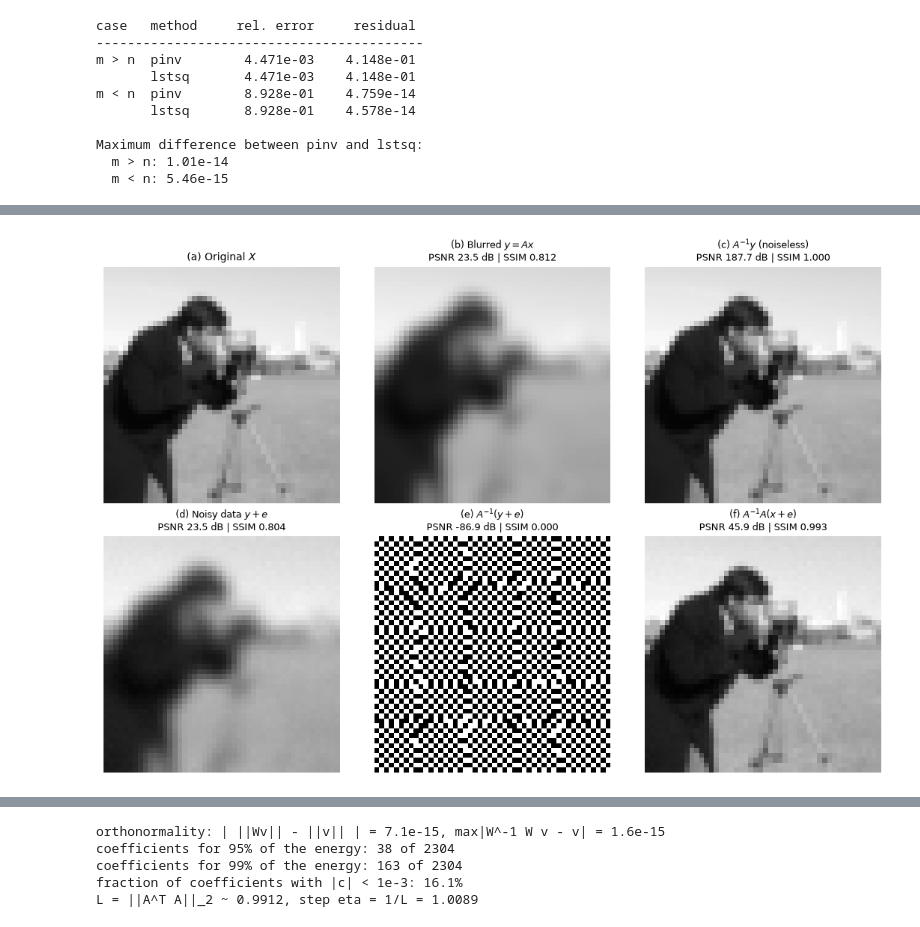
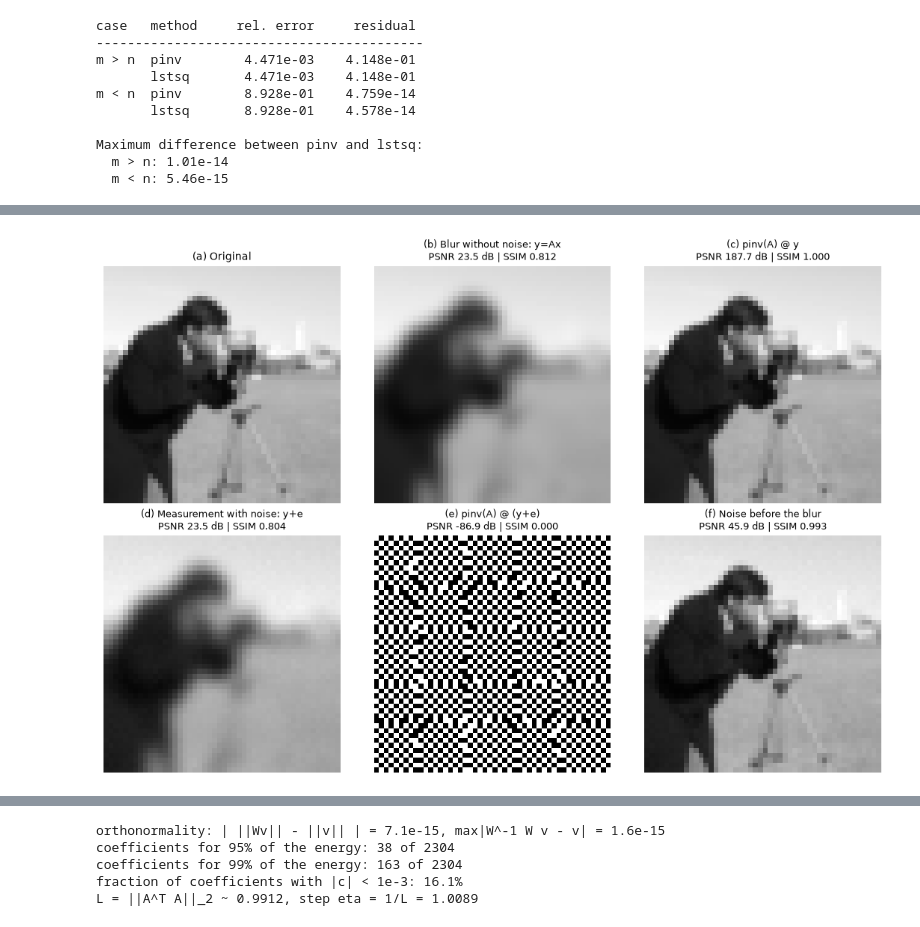
Before and after one commit to jorge-gch/Trial-Period-HDSP-group, a Jupyter notebook: optimization-inverse-problems/lab2.ipynb, the cells around one changed output, grey strips where cells are left out. Cells and saved outputs as stored; diff of their text form; code cells hidden in the pictures.

```diff
--- a/optimization-inverse-problems/lab2.ipynb
+++ b/optimization-inverse-problems/lab2.ipynb
@@ -325,18 +324,18 @@ from skimage import data, transform
 from skimage.metrics import peak_signal_noise_ratio as psnr
 from skimage.metrics import structural_similarity as ssim
 
-# Preparar la imagen: escala de grises, tamaño pequeño e intensidades entre 0 y 1.
+# Prepare the image: grayscale, small size and intensities between 0 and 1.
 X = data.camera().astype(float) / 255.0
 X = transform.resize(X, (48, 48), anti_aliasing=True)
 X = X / X.max()
 
-h, w = X.shape           # alto y ancho de la imagen
-N = h * w                # cantidad total de píxeles
-print(f"Imagen: {h}x{w} = {N} píxeles; rango [{X.min():.2f}, {X.max():.2f}]")
+h, w = X.shape           # image height and width
+N = h * w                # total number of pixels
+print(f"Image: {h}x{w} = {N} pixels; range [{X.min():.2f}, {X.max():.2f}]")
 
 
 def gaussian_kernel(size=9, sigma=1.5):
-    """Crear un kernel Gaussiano normalizado (los pesos suman 1)."""
+    """Create a normalized Gaussian kernel (the weights sum to 1)."""
     radius = size // 2
     coords = np.arange(-radius, radius + 1)
     xx, yy = np.meshgrid(coords, coords)
@@ -348,18 +347,18 @@ K = gaussian_kernel(size=9, sigma=1.5)
 
 
 def blur_image(image):
-    """Aplicar el blur sin cambiar el tamaño de la imagen."""
+    """Apply the blur without changing the image size."""
     return convolve2d(image, K, mode="same", boundary="symm")
 
 
-# Construir A: cada columna es el blur de una imagen con un solo píxel encendido.
+# Build A: each column is the blur of an image with a single pixel turned on.
 A = np.empty((N, N))
 for pixel_index in range(N):
     impulse = np.zeros((h, w))
     impulse.flat[pixel_index] = 1.0
     A[:, pixel_index] = blur_image(impulse).ravel()
 
-print(f"Forma de A: {A.shape}; número de entradas: {A.size:,}")
-print(f"Error de simetría max|A-A.T|: {np.abs(A - A.T).max():.2e}")
-print(f"Suma de los pesos del kernel: {K.sum():.6f}")
+print(f"Shape of A: {A.shape}; number of entries: {A.size:,}")
+print(f"Symmetry error max|A-A.T|: {np.abs(A - A.T).max():.2e}")
+print(f"Sum of the kernel weights: {K.sum():.6f}")
 # %% [output]
@@ -453,31 +454,31 @@ pinv(A(x+e))                    45.94   0.993
 # %%
-# Preparar los seis paneles de la comparación.
+# Prepare the six comparison panels.
 panels = [
     ("(a) Original", X, None),
-    ("(b) Blur sin ruido: y=Ax", y.reshape(h, w), y),
+    ("(b) Blur without noise: y=Ax", y.reshape(h, w), y),
     ("(c) pinv(A) @ y", x_recovered_clean.reshape(h, w), x_recovered_clean),
-    ("(d) Medición con ruido: y+e", y_noisy.reshape(h, w), y_noisy),
+    ("(d) Measurement with noise: y+e", y_noisy.reshape(h, w), y_noisy),
     ("(e) pinv(A) @ (y+e)", x_recovered_noisy.reshape(h, w), x_recovered_noisy),
-    ("(f) Ruido antes del blur", x_recovered_before_blur.reshape(h, w),
+    ("(f) Noise before the blur", x_recovered_before_blur.reshape(h, w),
      x_recovered_before_blur),
 ]
 
 fig, axes = plt.subplots(2, 3, figsize=(11, 7.4))
 for ax, (title, image, vector) in zip(axes.ravel(), panels):
-    # El recorte solo afecta la visualización; no modifica los cálculos ni las métricas.
+    # Clipping only affects the visualization; it does not modify the computations or the metrics.
     ax.imshow(np.clip(image, 0, 1), cmap="gray", vmin=0, vmax=1)
     if vector is None:
         ax.set_title(title, fontsize=10)
     else:
         image_vector = vector.reshape(h, w)
         score_psnr = psnr(X, image_vector, data_range=1.0)
         score_ssim = ssim(X, image_vector, data_range=1.0)
         ax.set_title(f"{title}\nPSNR {score_psnr:.1f} dB | SSIM {score_ssim:.3f}",
                      fontsize=9)
     ax.axis("off")
 
 fig.tight_layout()
 # %% [output]
-[figure, old version]
+[figure, new version]
 # %% [markdown]
 
```
Also changed, not shown: parts of 25 cells of this notebook, 10 other files.
